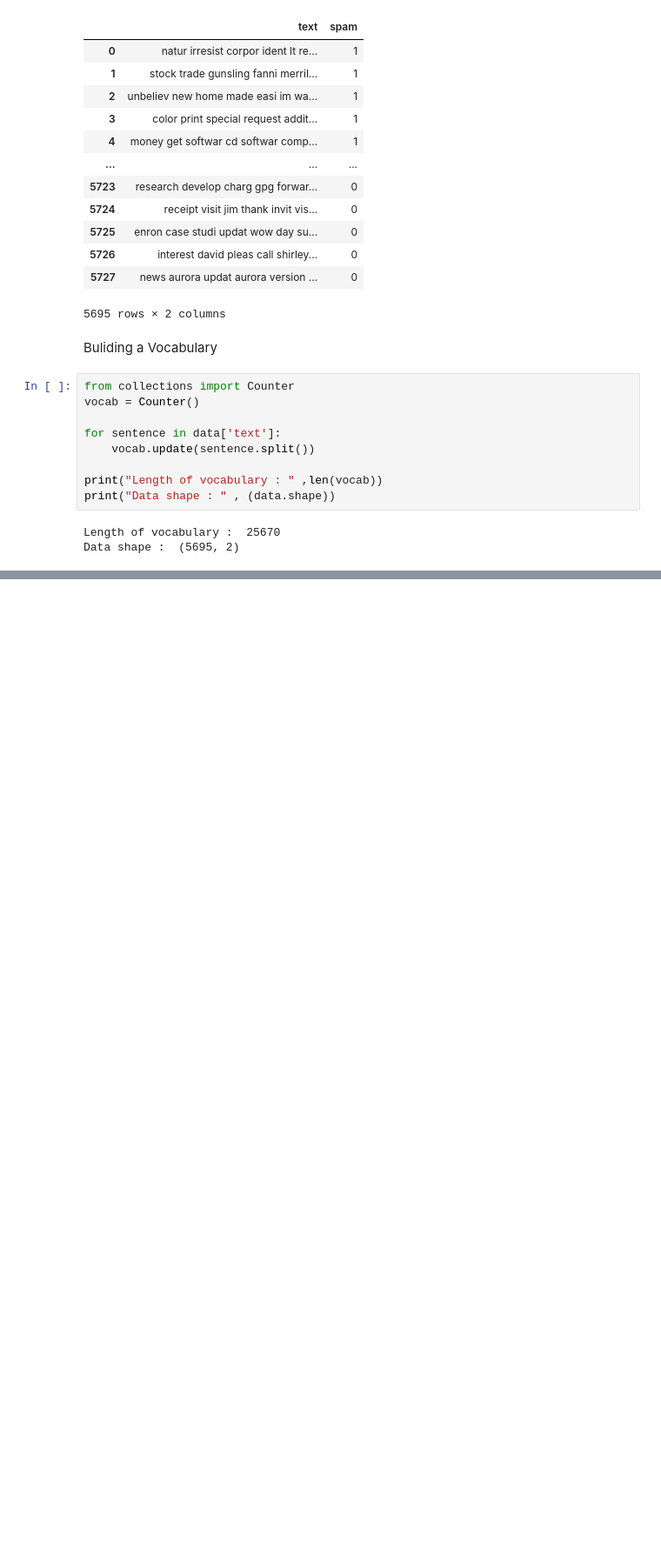
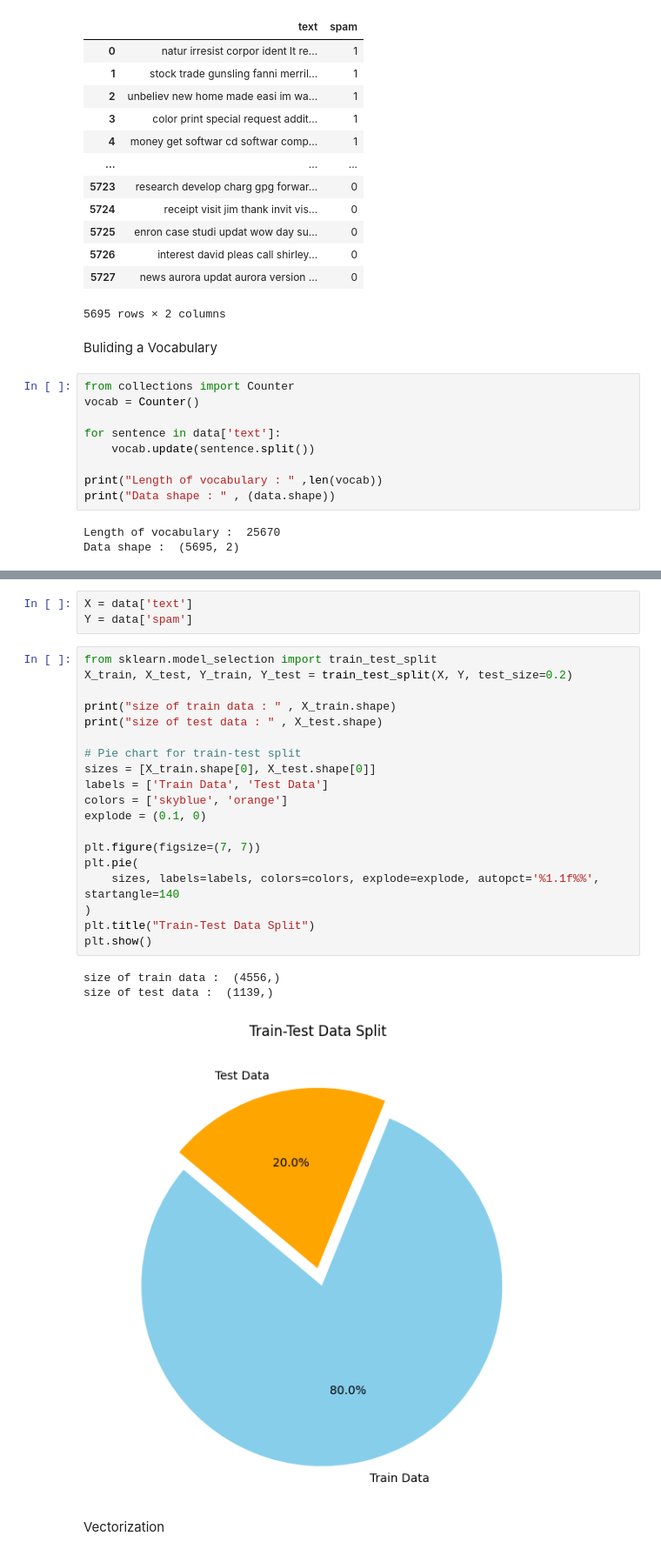
Before and after one commit to han-zyx/Email-spam-classification, a Jupyter notebook: notebook/email_spam_classification.ipynb, the cells around one changed output, grey strips where cells are left out. Shown at 87% size. Cells and saved outputs as stored; diff of their text form; blank space fills up the shorter version.

```diff
--- a/notebook/email_spam_classification.ipynb
+++ b/notebook/email_spam_classification.ipynb
@@ -264,0 +347,28 @@ Data shape :  (5695, 2)
+# %%
+X = data['text']
+Y = data['spam']
+# %%
+from sklearn.model_selection import train_test_split
+X_train, X_test, Y_train, Y_test = train_test_split(X, Y, test_size=0.2)
+
+print("size of train data : " , X_train.shape)
+print("size of test data : " , X_test.shape)
+
+# Pie chart for train-test split
+sizes = [X_train.shape[0], X_test.shape[0]]
+labels = ['Train Data', 'Test Data']
+colors = ['skyblue', 'orange']
+explode = (0.1, 0)
+
+plt.figure(figsize=(7, 7))
+plt.pie(
+    sizes, labels=labels, colors=colors, explode=explode, autopct='%1.1f%%', startangle=140
+)
+plt.title("Train-Test Data Split")
+plt.show()
+# %% [output]
+size of train data :  (4556,)
+size of test data :  (1139,)
+[figure, added]
+# %% [markdown]
+Vectorization
```
Also changed, not shown: parts of 29 cells of this notebook, 2 other files.
